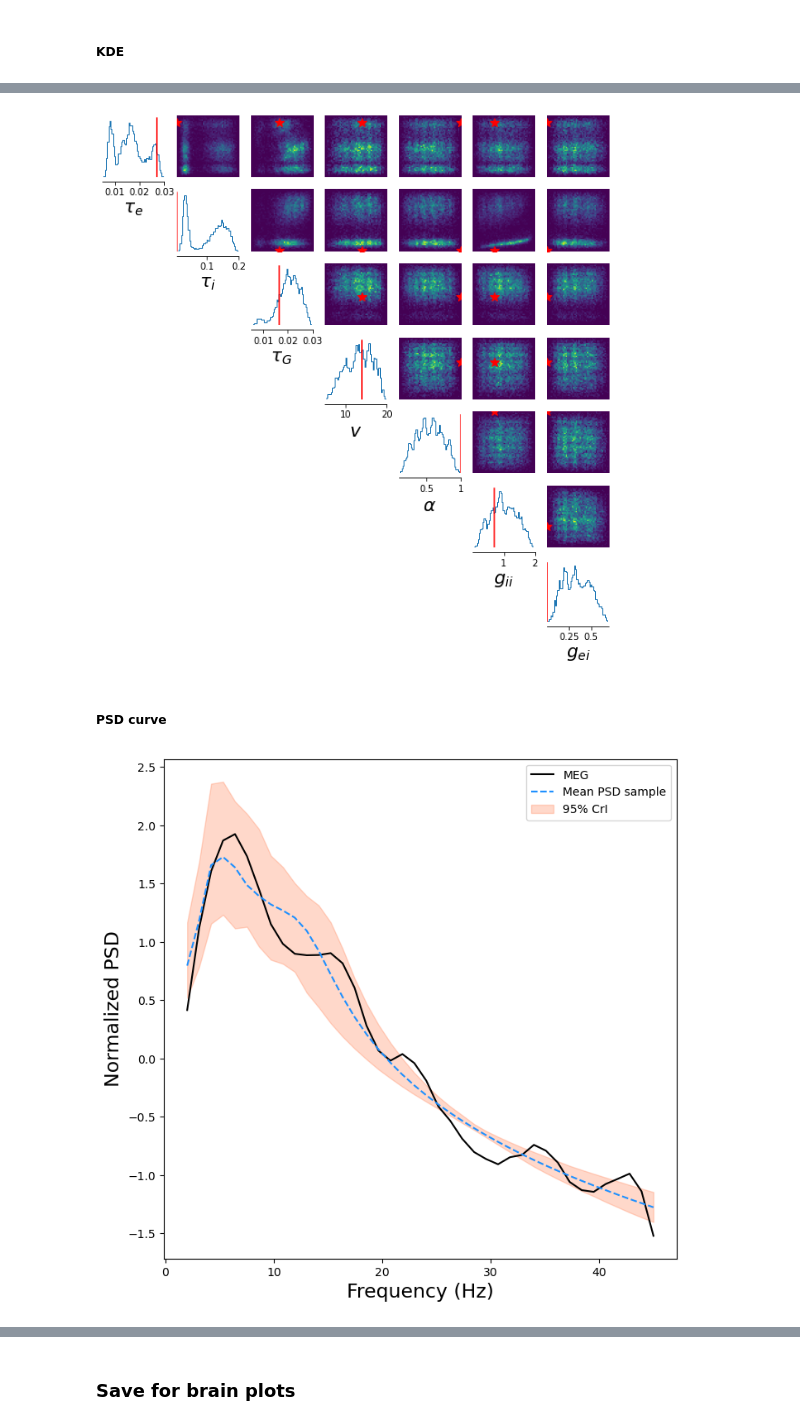
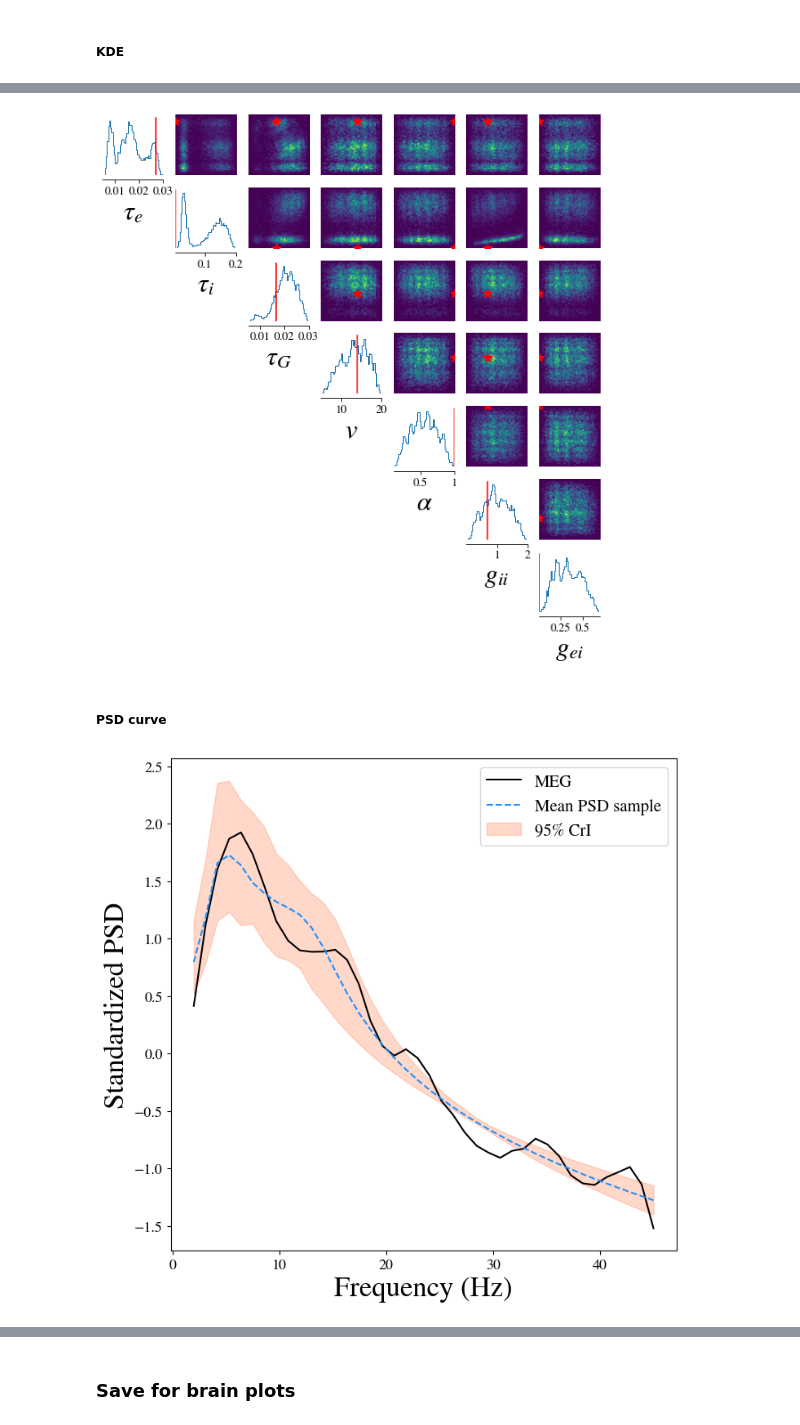
Before and after one commit to JINhuaqing/SBI-SGM, a Jupyter notebook: notebooks/new_bds/results_analysis_cmp.ipynb, the cells around one changed output, grey strips where cells are left out. Cells and saved outputs as stored; diff of their text form; code cells hidden in the pictures.

```diff
--- a/notebooks/new_bds/results_analysis_cmp.ipynb
+++ b/notebooks/new_bds/results_analysis_cmp.ipynb
@@ -42,6 +42,12 @@ import warnings
 warnings.filterwarnings("ignore")
 
 plt.rcParams["savefig.bbox"] = "tight"
+plt.rcParams.update({
+    "mathtext.fontset": "stix",
+    "font.family": "STIXGeneral",
+    "xtick.labelsize": 13,
+    "ytick.labelsize": 13
+})
 # %% [markdown]
 #### My own pkgs
 # %%
@@ -518,9 +524,9 @@ for ix in range(7):
     sns.kdeplot(post_spss_pool[:, ix], color=_paras.plot_sets.col[1])
     adj_fct = np.diff(paras.prior_bds[ix])*np.array([-0.05, 0.05])
     plt.xlim(paras.prior_bds[ix]+adj_fct)
-    plt.xlabel(_paras.name_order_latex[ix], fontsize=20)
+    plt.xlabel(_paras.name_order_latex[ix], fontsize=30)
     #plt.ylim([0, 10])
     plt.ylabel("")
 
-plt.savefig(FIG_ROOT/f"newbds_histpara_all.jpg",  bbox_inches='tight')
+plt.savefig(FIG_ROOT/f"newbds_histpara_all.jpg",  bbox_inches='tight', dpi=1000)
 # %% [output]
@@ -578,7 +584,7 @@ array([15, 27])
 # %%
 cur_ind_psd = sel_sub_idxs[0]
 # taue, taui, tauC, speed, alpha, gii, gei
-plt.rc('axes', labelsize=20)
+plt.rc('axes', labelsize=30)
 _ = analysis.pairplot(sel_res.post_spss[cur_ind_psd],
                       points=res_2vec(cur_ind_psd),
                       points_colors="red",
@@ -587,5 +593,5 @@ _ = analysis.pairplot(sel_res.post_spss[cur_ind_psd],
                       labels=_paras.name_order_latex,
                       figsize=(10,10), dpi=100)
 plt.rc('axes', labelsize=10)
-plt.savefig(FIG_ROOT/f"newbds_postsps_ex{cur_ind_psd}.jpg")
+plt.savefig(FIG_ROOT/f"newbds_postsps_ex{cur_ind_psd}.jpg", dpi=1000)
 # %% [output]
@@ -593,7 +599,7 @@ plt.savefig(FIG_ROOT/f"newbds_postsps_ex{cur_ind_psd}.jpg")
 # %%
 cur_ind_psd = sel_sub_idxs[1]
 # taue, taui, tauC, speed, alpha, gii, gei
-plt.rc('axes', labelsize=20)
+plt.rc('axes', labelsize=30)
 _ = analysis.pairplot(sel_res.post_spss[cur_ind_psd],
                       points=res_2vec(cur_ind_psd),
                       points_colors="red",
@@ -604,31 +610,31 @@ _ = analysis.pairplot(sel_res.post_spss[cur_ind_psd],
                       labels=_paras.name_order_latex,
                       figsize=(10,10), dpi=100)
 plt.rc('axes', labelsize=10)
-plt.savefig(FIG_ROOT/f"newbds_postsps_ex{cur_ind_psd}.jpg")
+plt.savefig(FIG_ROOT/f"newbds_postsps_ex{cur_ind_psd}.jpg", dpi=1000)
 # %% [output]
-[figure, old version]
+[figure, new version]
 # %% [markdown]
 ##### PSD curve
 # %%
 cur_ind_psd = sel_sub_idxs[0]
 cur_post_psd_sps = result.post_psd_spss[sel_idx][cur_ind_psd]
 obs_meg_psd = stdz_vec(psd_2tr(ind_psd[:, :, cur_ind_psd]).mean(axis=0))
 
 cur_post_psd_m = np.array([stdz_vec((cur_post_psd_sps[ix]).mean(axis=0))
                         for ix in range(len(cur_post_psd_sps))])
 
 plt.figure(figsize=[8, 8], dpi=100)
 lows, ups = np.quantile(cur_post_psd_m, [0.025, 0.975], axis=0)
 plt.fill_between(FREQS, lows, ups, color=_paras.plot_sets.col[1], alpha=0.3, label="95% CrI")
 plt.plot(FREQS, obs_meg_psd, color='black', label="MEG")
 plt.plot(FREQS, np.mean(cur_post_psd_m, axis=0), color=_paras.plot_sets.col[0], linestyle="--",
          label="Mean PSD sample")
-plt.legend()
-plt.xlabel('Frequency (Hz)', fontsize = 17)
-plt.ylabel('Normalized PSD', fontsize = 17)
-plt.savefig(FIG_ROOT/f"newbds_PSDs_ex{cur_ind_psd}.jpg")
+plt.legend(fontsize=15)
+plt.xlabel('Frequency (Hz)', fontsize = 25)
+plt.ylabel('Standardized PSD', fontsize = 25)
+plt.savefig(FIG_ROOT/f"newbds_PSDs_ex{cur_ind_psd}.jpg", dpi=1000)
 # %% [output]
-[figure, old version]
+[figure, new version]
 # %%
 # umap
 cur_post_psd_sps_flat = np.array([ix.flatten() for ix in cur_post_psd_sps])
```
Also changed, not shown: parts of 10 cells of this notebook, 50 other files.
